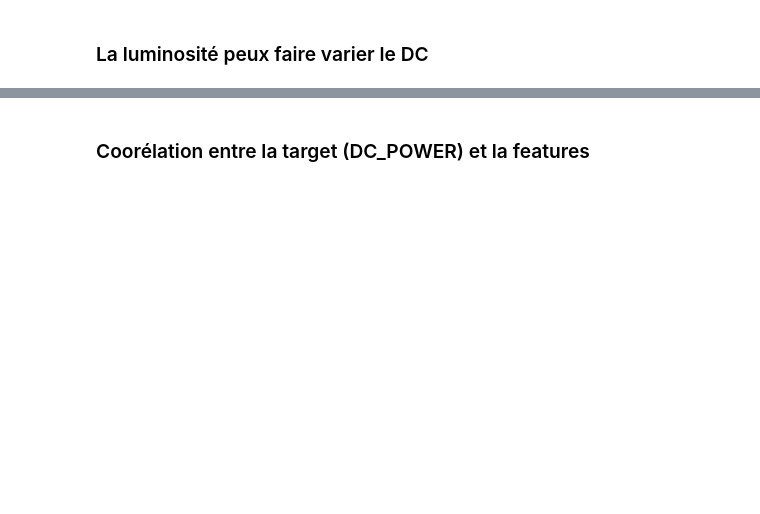
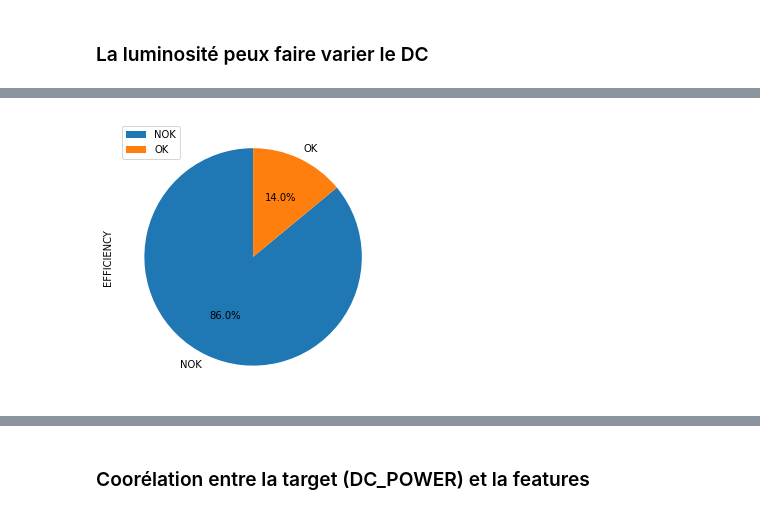
Before and after one commit to allanCouderette/ML_Solar_Power, a Jupyter notebook: ProjetPower.ipynb, the cells around one changed output, grey strips where cells are left out. Cells and saved outputs as stored; diff of their text form; code cells hidden in the pictures; blank space fills up the shorter version.

```diff
--- a/ProjetPower.ipynb
+++ b/ProjetPower.ipynb
@@ -260,0 +324,5 @@ fig.set_size_inches(20,6)
+# %%
+vocabulaire = plant1_1BY6WEcLGh8j5v7_filtrer['EFFICIENCY'].astype('category').cat.categories
+
+#Ici, on vas créer un dictionnaire qui prendra v qui est l'espèce et lui associera la nombre de fois qu'il apparait dans notre dataframe
+ListEFFICIENCY = {v:plant1_1BY6WEcLGh8j5v7_filtrer.query("EFFICIENCY == '" + v + "'")['EFFICIENCY'].count() for i,v in enumerate(vocabulaire.tolist())}
@@ -260,0 +336,8 @@ fig.set_size_inches(20,6)
+# %%
+Data = {'EFFICIENCY': NBEFFICIENCY}
+df = pd.DataFrame(Data,columns=['EFFICIENCY'],index = list(ListEFFICIENCY))
+
+df.plot.pie(y='EFFICIENCY',figsize=(5, 5),autopct='%1.1f%%', startangle=90)
+plt.show()
+# %% [output]
+[figure, added]
```
Also changed, not shown: parts of 79 cells of this notebook.
